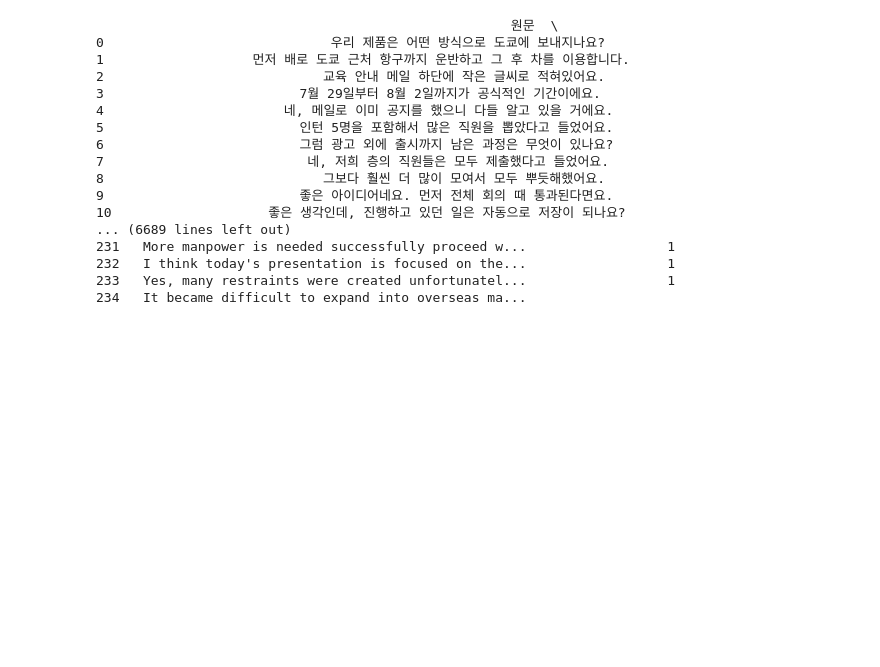
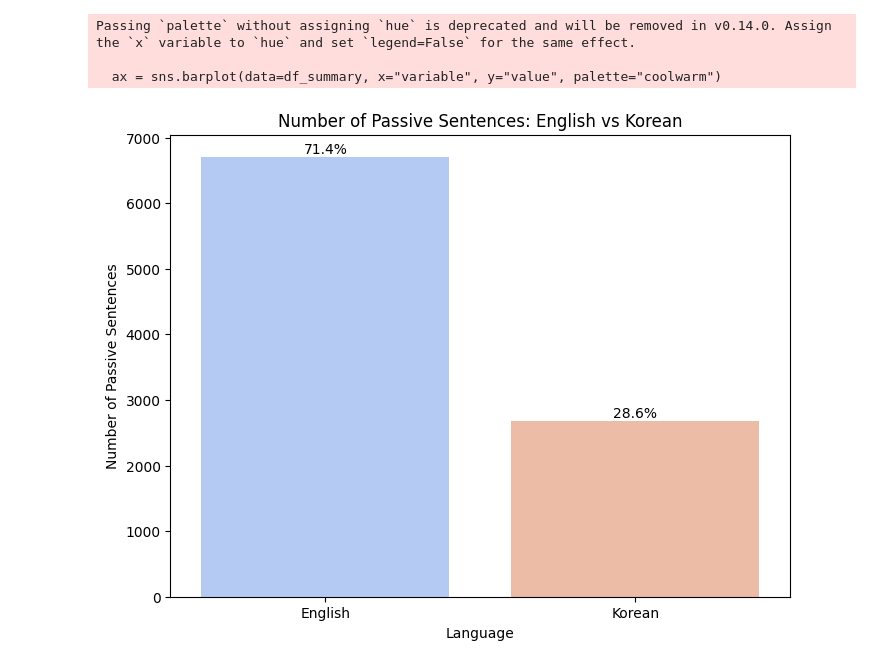
Before and after one commit to Yeeunleel/LDS2024, a Jupyter notebook: project/final_project.ipynb, the cells around one changed output. Cells and saved outputs as stored; diff of their text form; code cells hidden in the pictures; blank space fills up the shorter version.

```diff
--- a/project/final_project.ipynb
+++ b/project/final_project.ipynb
@@ -101,4 +151,11 @@ for text in tqdm(kor, desc="Processing Sentences"):
 
 # 결과를 데이터프레임에 추가
 df["kor_passive_count"] = kor_passive_counts
+# %%
+kor = df['원문']
+eng = df['번역문']
+df["eng_passive_count"] = eng_passive_counts
+df = df[df["eng_passive_count"] > 0].reset_index(drop=True)
+df["kor_passive_count"] = kor_passive_counts
+df = df[['원문', '번역문', 'kor_passive_count', 'eng_passive_count']]
 # %%
@@ -106,20 +182,0 @@ pd.set_option('display.max_columns', None)
-# %%
-df
-# %% [output]
-                                                     원문  \
-0                             우리 제품은 어떤 방식으로 도쿄에 보내지나요?
-1                   먼저 배로 도쿄 근처 항구까지 운반하고 그 후 차를 이용합니다.
-2                            교육 안내 메일 하단에 작은 글씨로 적혀있어요.
-3                         7월 29일부터 8월 2일까지가 공식적인 기간이에요.
-4                       네, 메일로 이미 공지를 했으니 다들 알고 있을 거에요.
-5                         인턴 5명을 포함해서 많은 직원을 뽑았다고 들었어요.
-6                         그럼 광고 외에 출시까지 남은 과정은 무엇이 있나요?
-7                          네, 저희 층의 직원들은 모두 제출했다고 들었어요.
-8                            그보다 훨씬 더 많이 모여서 모두 뿌듯해했어요.
-9                         좋은 아이디어네요. 먼저 전체 회의 때 통과된다면요.
-10                    좋은 생각인데, 진행하고 있던 일은 자동으로 저장이 되나요?
-... (6689 lines left out)
-231   More manpower is needed successfully proceed w...                  1
-232   I think today's presentation is focused on the...                  1
-233   Yes, many restraints were created unfortunatel...                  1
-234   It became difficult to expand into overseas ma...
@@ -131,3 +223,34 @@ print('aux:', spacy.explain("aux"))
 print('VBN:', spacy.explain("VBN"))
 print('VBZ:', spacy.explain("VBZ"))
 print('RB:', spacy.explain("RB"))
+# %%
+# 시각화: 영어와 한국어 수동문 비교 (퍼센트 포함)
+import matplotlib.pyplot as plt
+import seaborn as sns
+
+# 원문과 번역문 별 수동문 합계 계산
+df_summary = df.melt(id_vars=["원문", "번역문"],
+                     value_vars=["eng_passive_count", "kor_passive_count"]) \
+               .groupby("variable").sum().reset_index()
+
+# 퍼센트 계산
+df_summary["percentage"] = (df_summary["value"] / df_summary["value"].sum()) * 100
+
+# 시각화
+plt.figure(figsize=(8, 6))
+ax = sns.barplot(data=df_summary, x="variable", y="value", palette="coolwarm")
+plt.title("Number of Passive Sentences: English vs Korean")
+plt.ylabel("Number of Passive Sentences")
+plt.xlabel("Language")
+plt.xticks([0, 1], ["English", "Korean"])
+
+# 바 위에 퍼센트 표시
+for i, row in df_summary.iterrows():
+    ax.text(i, row["value"] + 1, f'{row["percentage"]:.1f}%', ha="center", va="bottom")
+
+plt.show()
+# %% [output]
+Passing `palette` without assigning `hue` is deprecated and will be removed in v0.14.0. Assign the `x` variable to `hue` and set `legend=False` for the same effect.
+
+  ax = sns.barplot(data=df_summary, x="variable", y="value", palette="coolwarm")
+[figure, added]
```
Also changed, not shown: parts of 10 cells of this notebook.
